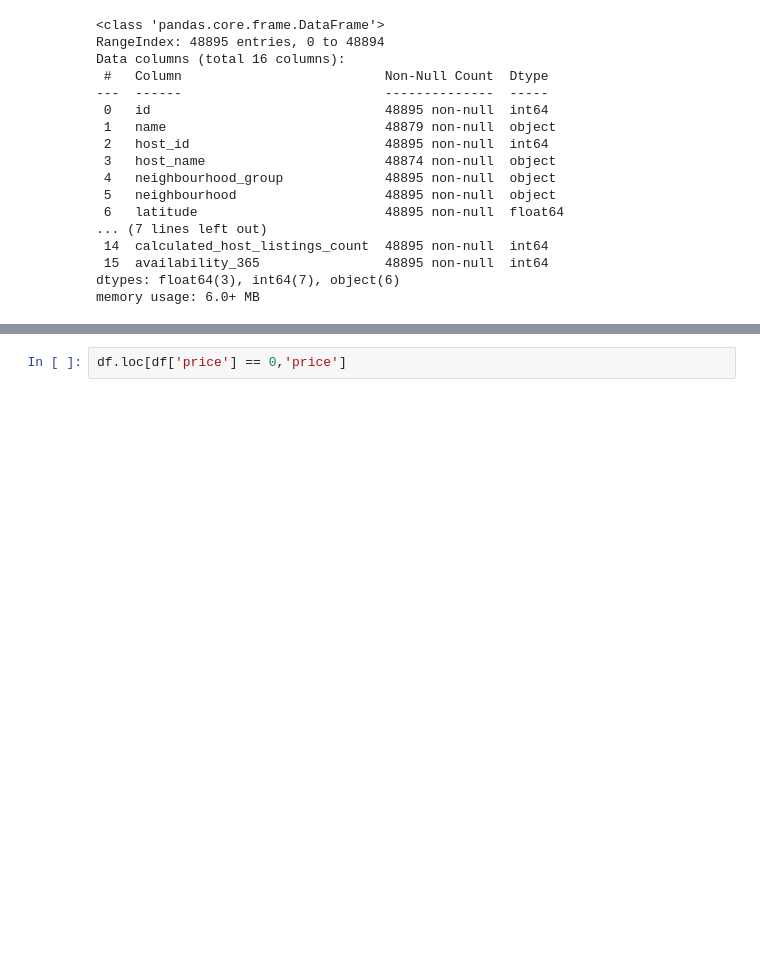
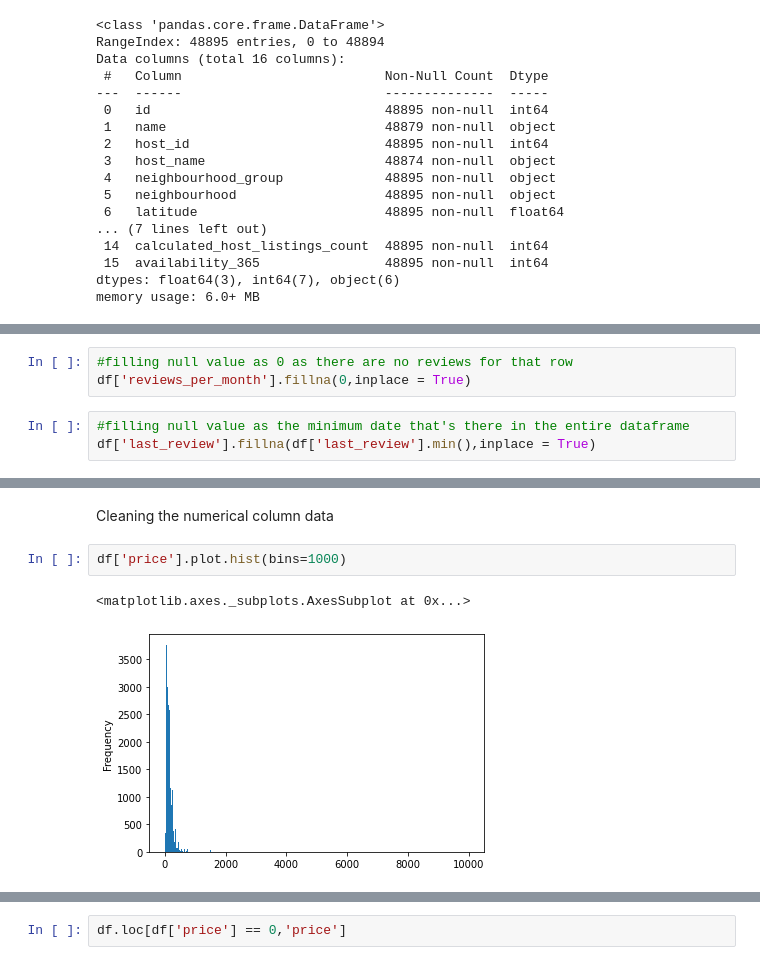
Before and after one commit to KChittaranjan/airbnb-data-analysis, a Jupyter notebook: AirBnB_Capstone_Project_Chittaranjan.ipynb, the cells around one changed output, grey strips where cells are left out. Drawn from its saved outputs; the diff is of its cells as text; blank space fills up the shorter version.

```diff
--- a/AirBnB_Capstone_Project_Chittaranjan.ipynb
+++ b/AirBnB_Capstone_Project_Chittaranjan.ipynb
@@ -64,0 +58,6 @@ df['last_review'] = pd.to_datetime(df['last_review'])
+# %%
+#filling null value as 0 as there are no reviews for that row
+df['reviews_per_month'].fillna(0,inplace = True)
+# %%
+#filling null value as the minimum date that's there in the entire dataframe
+df['last_review'].fillna(df['last_review'].min(),inplace = True)
@@ -64,0 +88,7 @@ df['last_review'] = pd.to_datetime(df['last_review'])
+# %% [markdown]
+Cleaning the numerical column data
+# %%
+df['price'].plot.hist(bins=1000)
+# %% [output]
+<matplotlib.axes._subplots.AxesSubplot at 0x...>
+[figure, added]
```
Also changed, not shown: parts of 67 cells of this notebook.
